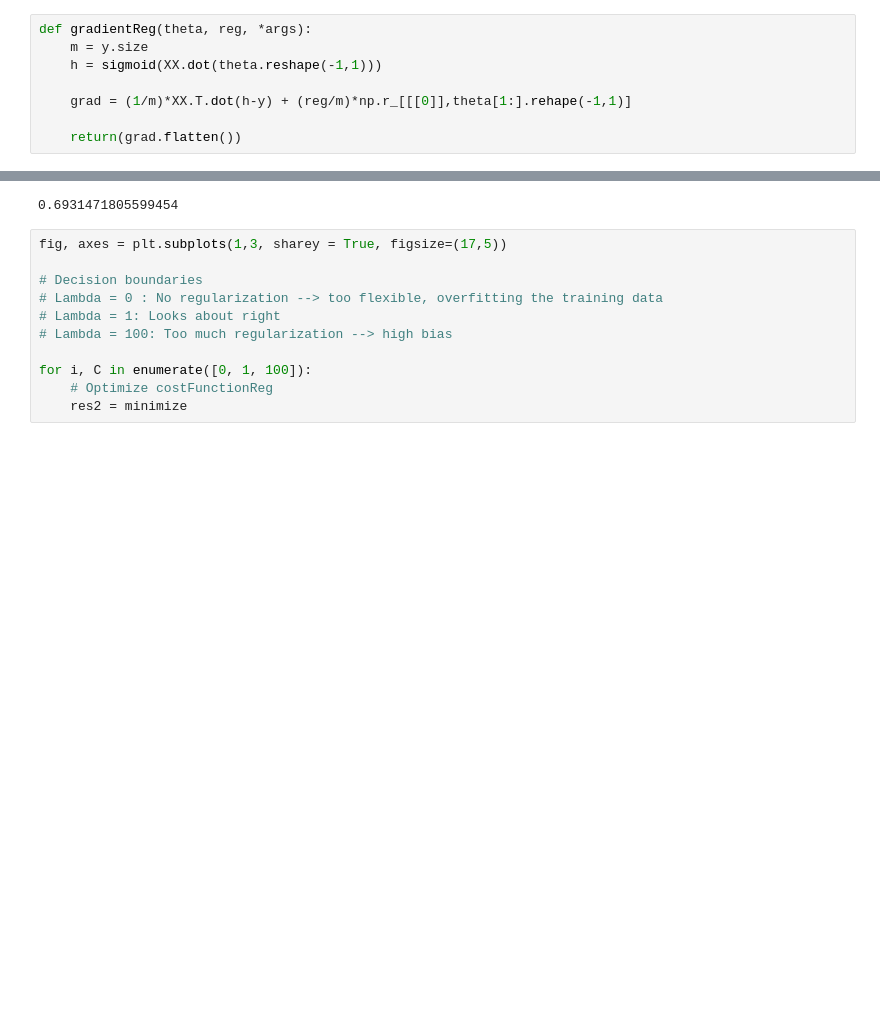
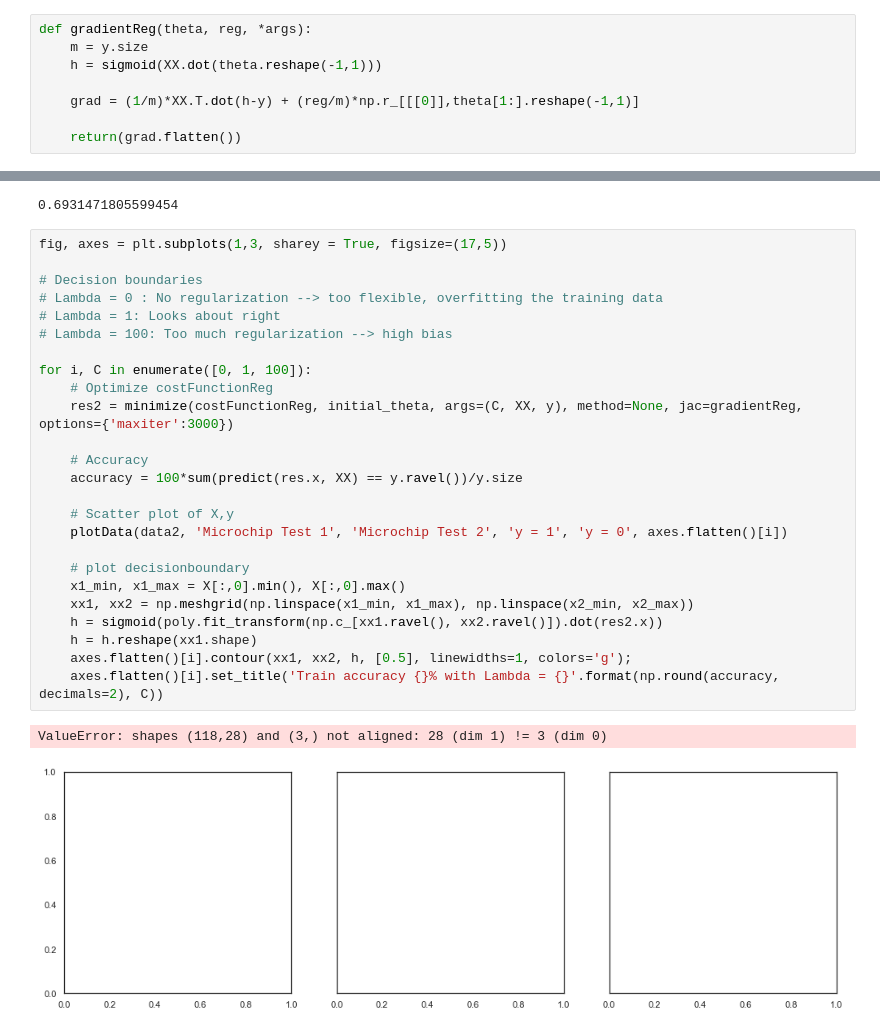
Before and after one commit to AiJared/AndrewNgMLAssignments, a Jupyter notebook: Logistic Regression.ipynb, the cells around one changed output, grey strips where cells are left out. Saved outputs shown, nothing was run; the diff lists cells and outputs as text; blank space fills up the shorter version.

Commit message:
Plotting

```diff
--- a/Logistic Regression.ipynb
+++ b/Logistic Regression.ipynb
@@ -194,7 +194,7 @@ def gradientReg(theta, reg, *args):
     m = y.size
     h = sigmoid(XX.dot(theta.reshape(-1,1)))
 
-    grad = (1/m)*XX.T.dot(h-y) + (reg/m)*np.r_[[[0]],theta[1:].rehape(-1,1)]
+    grad = (1/m)*XX.T.dot(h-y) + (reg/m)*np.r_[[[0]],theta[1:].reshape(-1,1)]
 
     return(grad.flatten())
 # %%
@@ -205,11 +205,28 @@ costFunctionReg(initial_theta,1, XX, y)
 # %%
 fig, axes = plt.subplots(1,3, sharey = True, figsize=(17,5))
 
 # Decision boundaries
 # Lambda = 0 : No regularization --> too flexible, overfitting the training data
 # Lambda = 1: Looks about right
 # Lambda = 100: Too much regularization --> high bias
 
 for i, C in enumerate([0, 1, 100]):
     # Optimize costFunctionReg
-    res2 = minimize
+    res2 = minimize(costFunctionReg, initial_theta, args=(C, XX, y), method=None, jac=gradientReg, options={'maxiter':3000})
+
+    # Accuracy
+    accuracy = 100*sum(predict(res.x, XX) == y.ravel())/y.size
+
+    # Scatter plot of X,y
+    plotData(data2, 'Microchip Test 1', 'Microchip Test 2', 'y = 1', 'y = 0', axes.flatten()[i])
+
+    # plot decisionboundary
+    x1_min, x1_max = X[:,0].min(), X[:,0].max()
+    xx1, xx2 = np.meshgrid(np.linspace(x1_min, x1_max), np.linspace(x2_min, x2_max))
+    h = sigmoid(poly.fit_transform(np.c_[xx1.ravel(), xx2.ravel()]).dot(res2.x))
+    h = h.reshape(xx1.shape)
+    axes.flatten()[i].contour(xx1, xx2, h, [0.5], linewidths=1, colors='g');
+    axes.flatten()[i].set_title('Train accuracy {}% with Lambda = {}'.format(np.round(accuracy, decimals=2), C))
+# %% [output]
+ValueError: shapes (118,28) and (3,) not aligned: 28 (dim 1) != 3 (dim 0)
+[figure, added]
```
